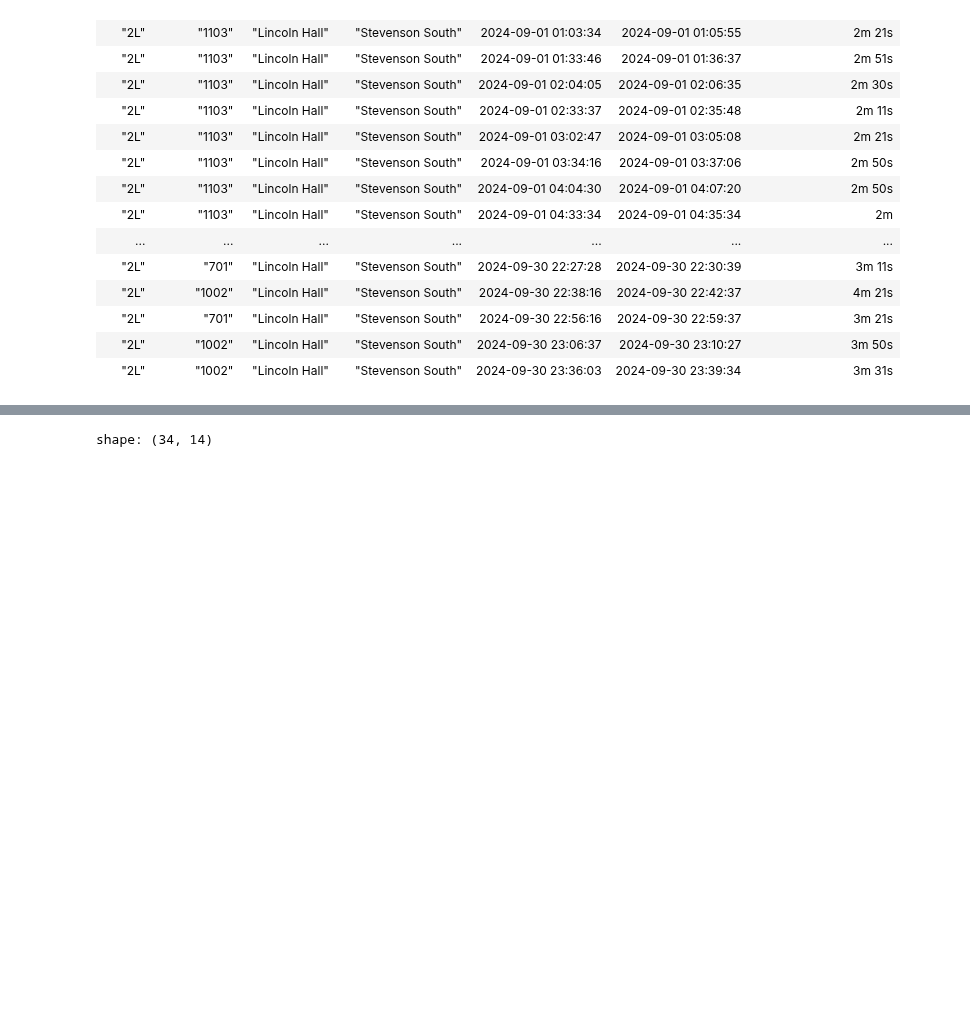
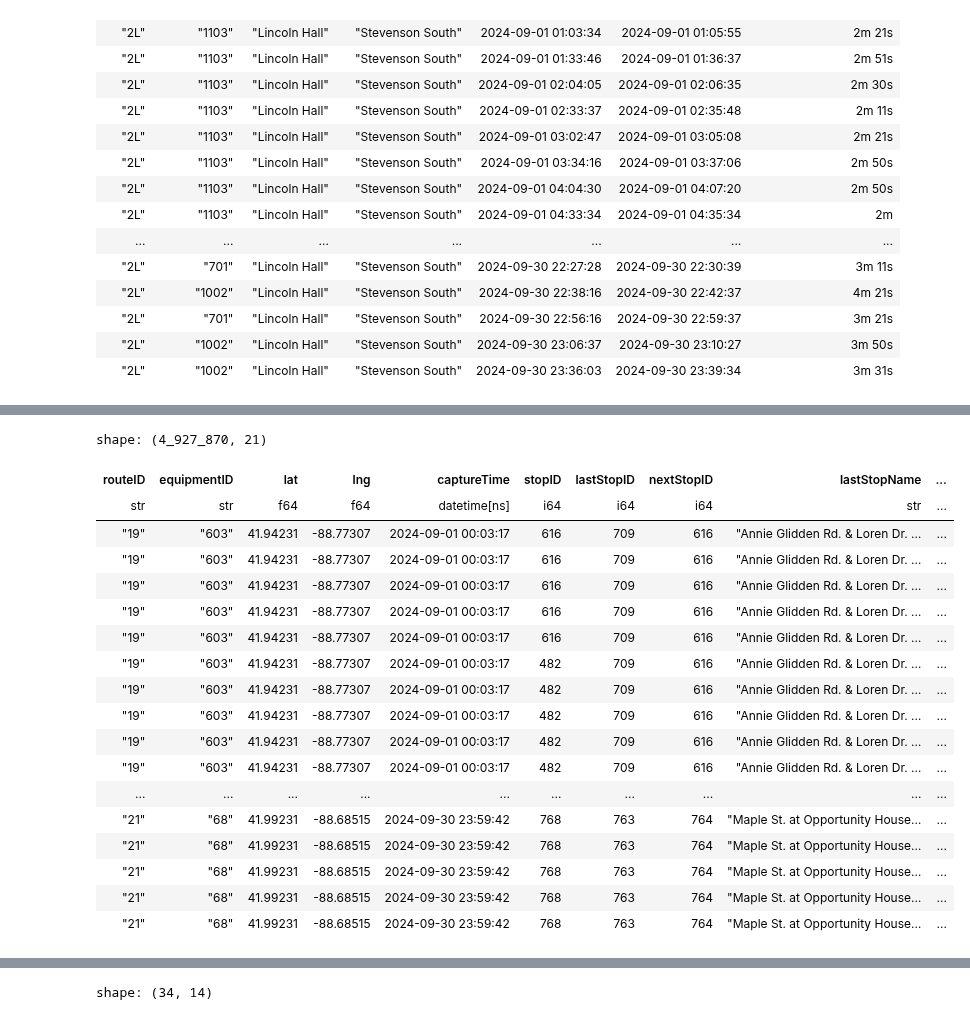
Before and after one commit to shaivilp/Research-Rookies, a Jupyter notebook: data_visualization/predictions.ipynb, the cells around one changed output, grey strips where cells are left out. Drawn from its saved outputs; the diff is of its cells as text; code cells hidden in the pictures; blank space fills up the shorter version.

Commit message:
feat: computed more stats (predicited vs actual)

```diff
--- a/data_visualization/predictions.ipynb
+++ b/data_visualization/predictions.ipynb
@@ -512,3 +454,52 @@ shape: (8, 2)
+# %%
+mega_predset = mega_df.join(
+    preds,
+    on=["equipmentID", "captureTime"],
+    how="inner",
+    suffix="_pred"
+)
+
+mega_predset = mega_predset.with_columns(
+    pl.col('receiveTime').dt.convert_time_zone('America/Chicago'),
+)
+
+mega_predset = mega_predset.with_columns(
+    (pl.col("time") - pl.col("receiveTime")).alias("predictedDiff")
+)
+
+mega_predset = mega_predset.with_columns(
+    (pl.duration(minutes=pl.col('minutes'))).alias('minutes')
+)
+
+mega_predset = mega_predset.with_columns(
+    (pl.col("schedule") - pl.col("receiveTime")).alias("scheduleDiff")
+)
+
+mega_predset = mega_predset.with_columns(
+    (pl.col('timeDiff') - pl.col('minutes')).alias('minutesDiff')
+)
+
+mega_predset['routeID', 'equipmentID', 'lat', 'lng', 'captureTime', 'stopID', 'lastStopID', 'nextStopID', 'lastStopName', 'nextStopName_actual', 'time', 'status', 'schedule', 'receiveTime', 'predictedDiff', 'timeDiff', 'scheduleDiff', 'minutesDiff', 'minutes', 'timeDiff_n_stops_ahead', 'statusName']
+# %% [output]
+shape: (4_927_870, 21)
+| routeID | equipmentID | lat | lng | captureTime | stopID | lastStopID | nextStopID | lastStopName | ... |
+| str | str | f64 | f64 | datetime[ns] | i64 | i64 | i64 | str | ... |
+| "19" | "603" | 41.94231 | -88.77307 | 2024-09-01 00:03:17 | 616 | 709 | 616 | "Annie Glidden Rd. & Loren Dr. … | ... |
+| "19" | "603" | 41.94231 | -88.77307 | 2024-09-01 00:03:17 | 616 | 709 | 616 | "Annie Glidden Rd. & Loren Dr. … | ... |
+| "19" | "603" | 41.94231 | -88.77307 | 2024-09-01 00:03:17 | 616 | 709 | 616 | "Annie Glidden Rd. & Loren Dr. … | ... |
+| "19" | "603" | 41.94231 | -88.77307 | 2024-09-01 00:03:17 | 616 | 709 | 616 | "Annie Glidden Rd. & Loren Dr. … | ... |
+| "19" | "603" | 41.94231 | -88.77307 | 2024-09-01 00:03:17 | 616 | 709 | 616 | "Annie Glidden Rd. & Loren Dr. … | ... |
+| "19" | "603" | 41.94231 | -88.77307 | 2024-09-01 00:03:17 | 482 | 709 | 616 | "Annie Glidden Rd. & Loren Dr. … | ... |
+| "19" | "603" | 41.94231 | -88.77307 | 2024-09-01 00:03:17 | 482 | 709 | 616 | "Annie Glidden Rd. & Loren Dr. … | ... |
+| "19" | "603" | 41.94231 | -88.77307 | 2024-09-01 00:03:17 | 482 | 709 | 616 | "Annie Glidden Rd. & Loren Dr. … | ... |
+| "19" | "603" | 41.94231 | -88.77307 | 2024-09-01 00:03:17 | 482 | 709 | 616 | "Annie Glidden Rd. & Loren Dr. … | ... |
+| "19" | "603" | 41.94231 | -88.77307 | 2024-09-01 00:03:17 | 482 | 709 | 616 | "Annie Glidden Rd. & Loren Dr. … | ... |
+| ... | ... | ... | ... | ... | ... | ... | ... | ... | ... |
+| "21" | "68" | 41.99231 | -88.68515 | 2024-09-30 23:59:42 | 768 | 763 | 764 | "Maple St. at Opportunity House… | ... |
+| "21" | "68" | 41.99231 | -88.68515 | 2024-09-30 23:59:42 | 768 | 763 | 764 | "Maple St. at Opportunity House… | ... |
+| "21" | "68" | 41.99231 | -88.68515 | 2024-09-30 23:59:42 | 768 | 763 | 764 | "Maple St. at Opportunity House… | ... |
+| "21" | "68" | 41.99231 | -88.68515 | 2024-09-30 23:59:42 | 768 | 763 | 764 | "Maple St. at Opportunity House… | ... |
+| "21" | "68" | 41.99231 | -88.68515 | 2024-09-30 23:59:42 | 768 | 763 | 764 | "Maple St. at Opportunity House… | ... |
 # %%
 #Add a uniform column for nextStopPatternID
 subset = subset.with_columns(
```
Also changed, not shown: parts of 14 cells of this notebook, 1 other file.
